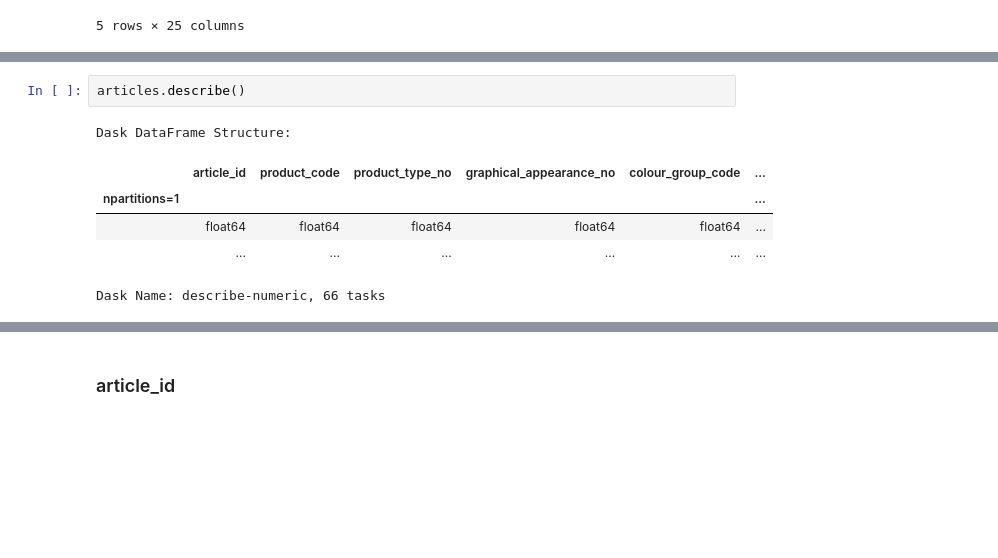
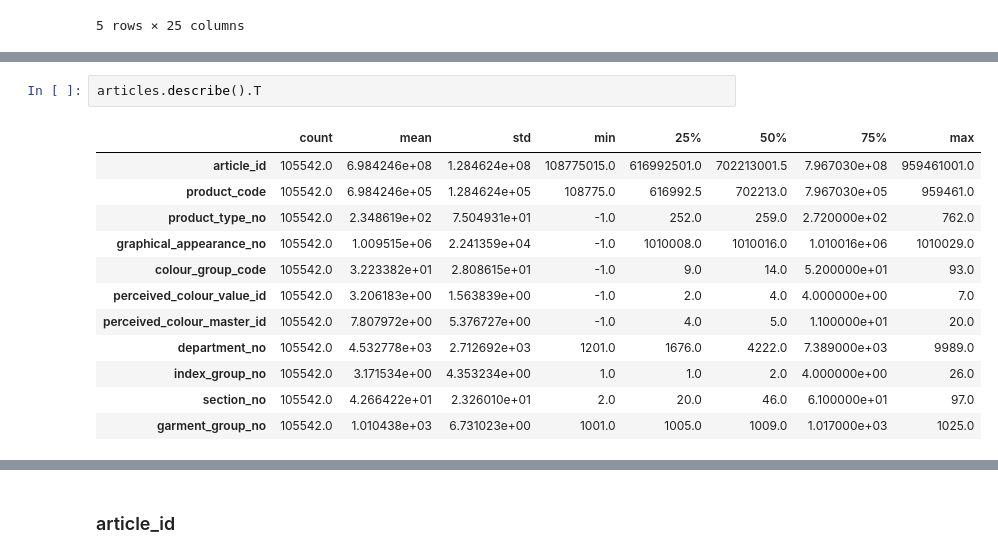
Before and after one commit to theflyingd/fashion-recommender, a Jupyter notebook: notebooks/Columsdescription_Martin.ipynb, the cells around one changed output, grey strips where cells are left out. Cells and saved outputs as stored; diff of their text form; blank space fills up the shorter version.

```diff
--- a/notebooks/Columsdescription_Martin.ipynb
+++ b/notebooks/Columsdescription_Martin.ipynb
@@ -73,12 +153,18 @@ memory usage: 20.1 MB
 # %%
-articles.describe()
+articles.describe().T
 # %% [output]
-Dask DataFrame Structure:
-|  | article_id | product_code | product_type_no | graphical_appearance_no | colour_group_code | ... |
-| npartitions=1 |  |  |  |  |  | ... |
-|  | float64 | float64 | float64 | float64 | float64 | ... |
-|  | ... | ... | ... | ... | ... | ... |
+|  | count | mean | std | min | 25% | 50% | 75% | max |
+| article_id | 105542.0 | 6.984246e+08 | 1.284624e+08 | 108775015.0 | 616992501.0 | 702213001.5 | 7.967030e+08 | 959461001.0 |
+| product_code | 105542.0 | 6.984246e+05 | 1.284624e+05 | 108775.0 | 616992.5 | 702213.0 | 7.967030e+05 | 959461.0 |
+| product_type_no | 105542.0 | 2.348619e+02 | 7.504931e+01 | -1.0 | 252.0 | 259.0 | 2.720000e+02 | 762.0 |
+| graphical_appearance_no | 105542.0 | 1.009515e+06 | 2.241359e+04 | -1.0 | 1010008.0 | 1010016.0 | 1.010016e+06 | 1010029.0 |
+| colour_group_code | 105542.0 | 3.223382e+01 | 2.808615e+01 | -1.0 | 9.0 | 14.0 | 5.200000e+01 | 93.0 |
+| perceived_colour_value_id | 105542.0 | 3.206183e+00 | 1.563839e+00 | -1.0 | 2.0 | 4.0 | 4.000000e+00 | 7.0 |
+| perceived_colour_master_id | 105542.0 | 7.807972e+00 | 5.376727e+00 | -1.0 | 4.0 | 5.0 | 1.100000e+01 | 20.0 |
+| department_no | 105542.0 | 4.532778e+03 | 2.712692e+03 | 1201.0 | 1676.0 | 4222.0 | 7.389000e+03 | 9989.0 |
+| index_group_no | 105542.0 | 3.171534e+00 | 4.353234e+00 | 1.0 | 1.0 | 2.0 | 4.000000e+00 | 26.0 |
+| section_no | 105542.0 | 4.266422e+01 | 2.326010e+01 | 2.0 | 20.0 | 46.0 | 6.100000e+01 | 97.0 |
+| garment_group_no | 105542.0 | 1.010438e+03 | 6.731023e+00 | 1001.0 | 1005.0 | 1009.0 | 1.017000e+03 | 1025.0 |
-Dask Name: describe-numeric, 66 tasks
 # %%
 articles.isnull().sum()
 # %% [output]
```
Also changed, not shown: parts of 281 cells of this notebook.
